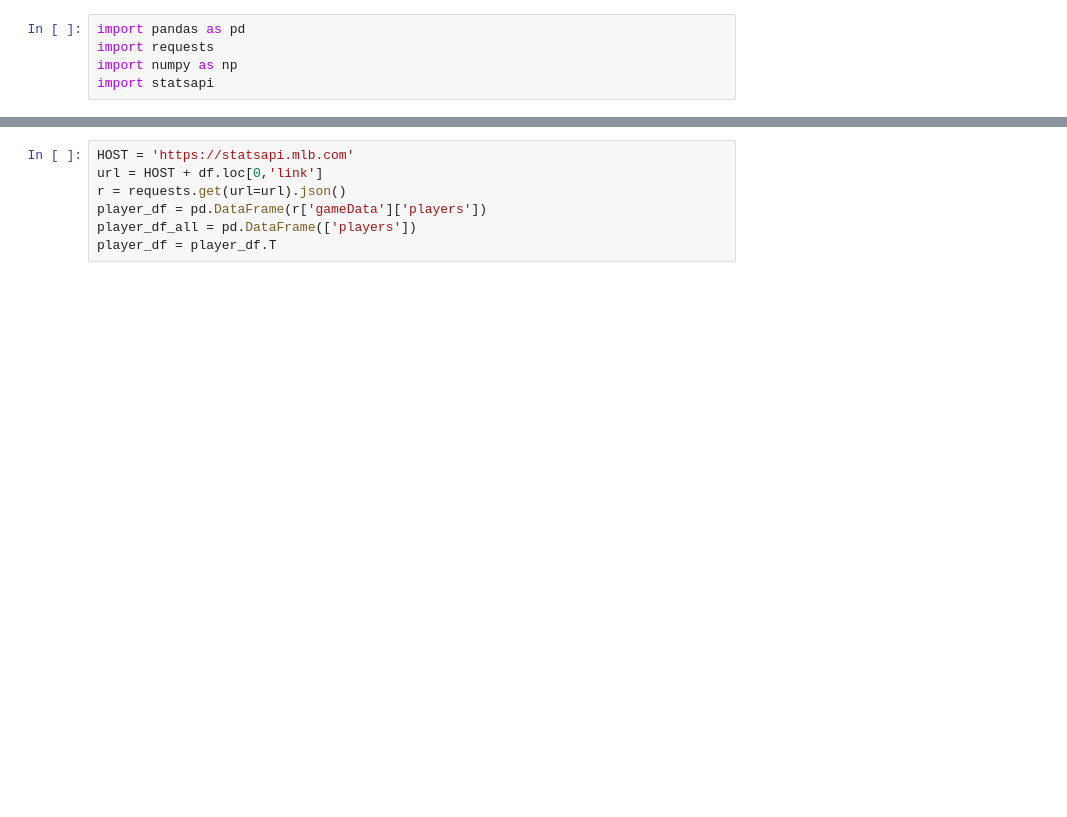
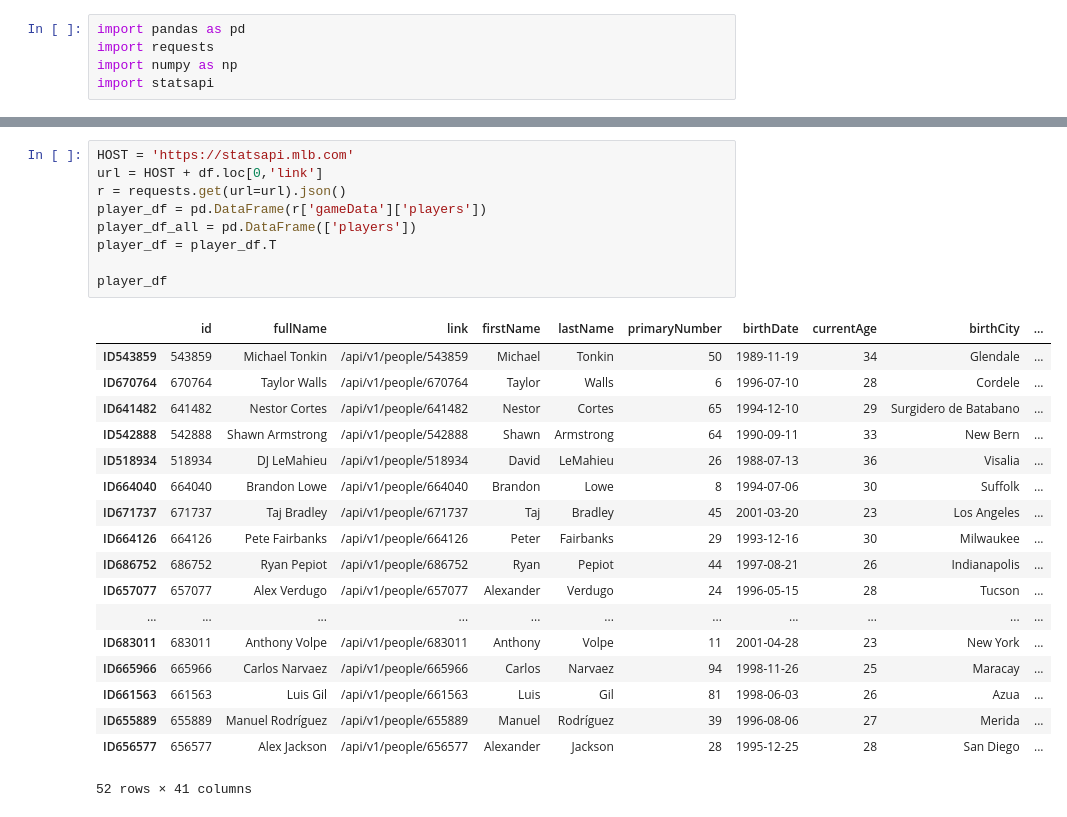
Before and after one commit to ztblick/baseball-data, a Jupyter notebook: battingMK1.ipynb, the cells around one changed output, grey strips where cells are left out. Drawn from its saved outputs; the diff is of its cells as text; blank space fills up the shorter version.

```diff
--- a/battingMK1.ipynb
+++ b/battingMK1.ipynb
@@ -14,10 +31,31 @@ IndexError: list index out of range
 # %%
 HOST = 'https://statsapi.mlb.com'
 url = HOST + df.loc[0,'link']
 r = requests.get(url=url).json()
 player_df = pd.DataFrame(r['gameData']['players'])
 player_df_all = pd.DataFrame(['players'])
 player_df = player_df.T
+
+player_df
+# %% [output]
+|  | id | fullName | link | firstName | lastName | primaryNumber | birthDate | currentAge | birthCity | ... |
+| ID543859 | 543859 | Michael Tonkin | /api/v1/people/543859 | Michael | Tonkin | 50 | 1989-11-19 | 34 | Glendale | ... |
+| ID670764 | 670764 | Taylor Walls | /api/v1/people/670764 | Taylor | Walls | 6 | 1996-07-10 | 28 | Cordele | ... |
+| ID641482 | 641482 | Nestor Cortes | /api/v1/people/641482 | Nestor | Cortes | 65 | 1994-12-10 | 29 | Surgidero de Batabano | ... |
+| ID542888 | 542888 | Shawn Armstrong | /api/v1/people/542888 | Shawn | Armstrong | 64 | 1990-09-11 | 33 | New Bern | ... |
+| ID518934 | 518934 | DJ LeMahieu | /api/v1/people/518934 | David | LeMahieu | 26 | 1988-07-13 | 36 | Visalia | ... |
+| ID664040 | 664040 | Brandon Lowe | /api/v1/people/664040 | Brandon | Lowe | 8 | 1994-07-06 | 30 | Suffolk | ... |
+| ID671737 | 671737 | Taj Bradley | /api/v1/people/671737 | Taj | Bradley | 45 | 2001-03-20 | 23 | Los Angeles | ... |
+| ID664126 | 664126 | Pete Fairbanks | /api/v1/people/664126 | Peter | Fairbanks | 29 | 1993-12-16 | 30 | Milwaukee | ... |
+| ID686752 | 686752 | Ryan Pepiot | /api/v1/people/686752 | Ryan | Pepiot | 44 | 1997-08-21 | 26 | Indianapolis | ... |
+| ID657077 | 657077 | Alex Verdugo | /api/v1/people/657077 | Alexander | Verdugo | 24 | 1996-05-15 | 28 | Tucson | ... |
+| ... | ... | ... | ... | ... | ... | ... | ... | ... | ... | ... |
+| ID683011 | 683011 | Anthony Volpe | /api/v1/people/683011 | Anthony | Volpe | 11 | 2001-04-28 | 23 | New York | ... |
+| ID665966 | 665966 | Carlos Narvaez | /api/v1/people/665966 | Carlos | Narvaez | 94 | 1998-11-26 | 25 | Maracay | ... |
+| ID661563 | 661563 | Luis Gil | /api/v1/people/661563 | Luis | Gil | 81 | 1998-06-03 | 26 | Azua | ... |
+| ID655889 | 655889 | Manuel Rodríguez | /api/v1/people/655889 | Manuel | Rodríguez | 39 | 1996-08-06 | 27 | Merida | ... |
+| ID656577 | 656577 | Alex Jackson | /api/v1/people/656577 | Alexander | Jackson | 28 | 1995-12-25 | 28 | San Diego | ... |
+52 rows × 41 columns
 # %%
 def get_avg(player_id):
     player = statsapi.player_stat_data(int(player_id), group= "hitting", type="season", sportId=1)
```
Also changed, not shown: parts of 4 cells of this notebook, 1 other file.
